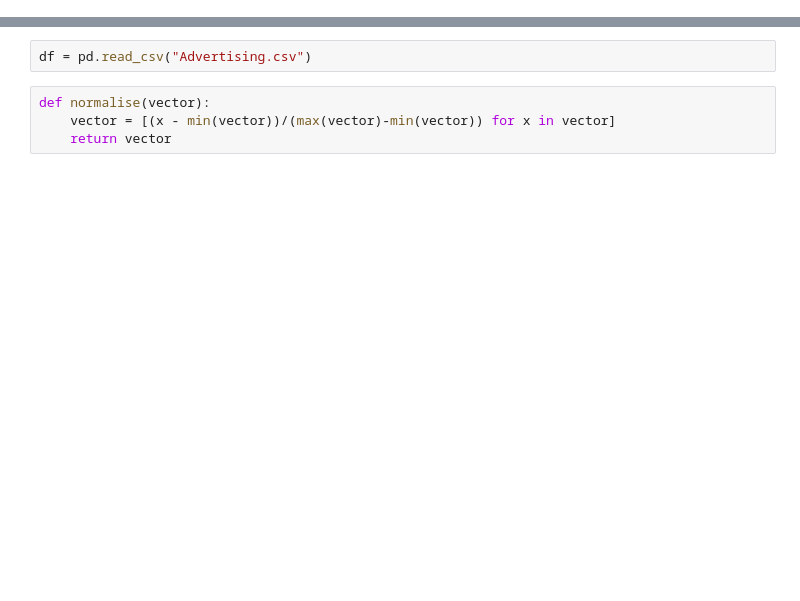
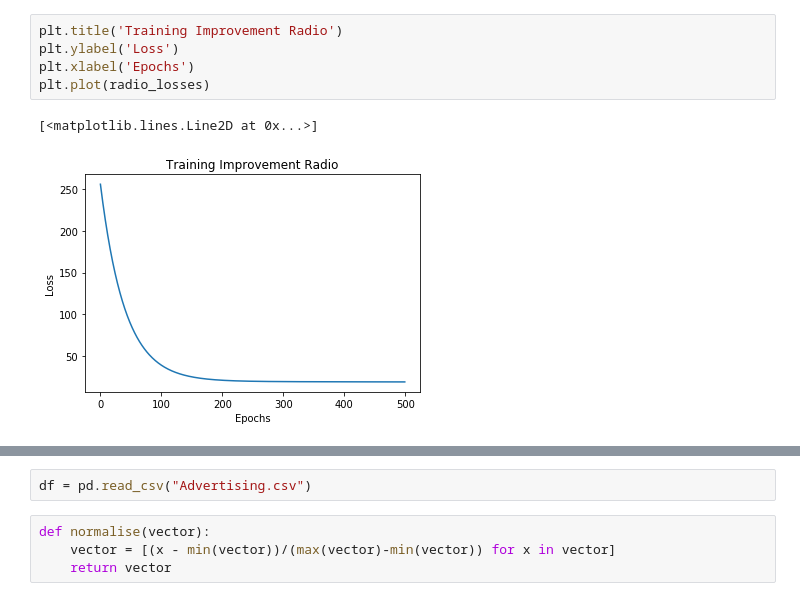
Before and after one commit to alexytsu/UNSW, a Jupyter notebook: COMP9417/assignments/ass1/hw1.ipynb, the cells around one changed output, grey strips where cells are left out. Cells and saved outputs as stored; diff of their text form; blank space fills up the shorter version.

```diff
--- a/COMP9417/assignments/ass1/hw1.ipynb
+++ b/COMP9417/assignments/ass1/hw1.ipynb
@@ -0,0 +41,8 @@
+# %%
+plt.title('Training Improvement Radio')
+plt.ylabel('Loss')
+plt.xlabel('Epochs')
+plt.plot(radio_losses)
+# %% [output]
+[<matplotlib.lines.Line2D at 0x...>]
+[figure, added]
```
Also changed, not shown: parts of 21 cells of this notebook.
